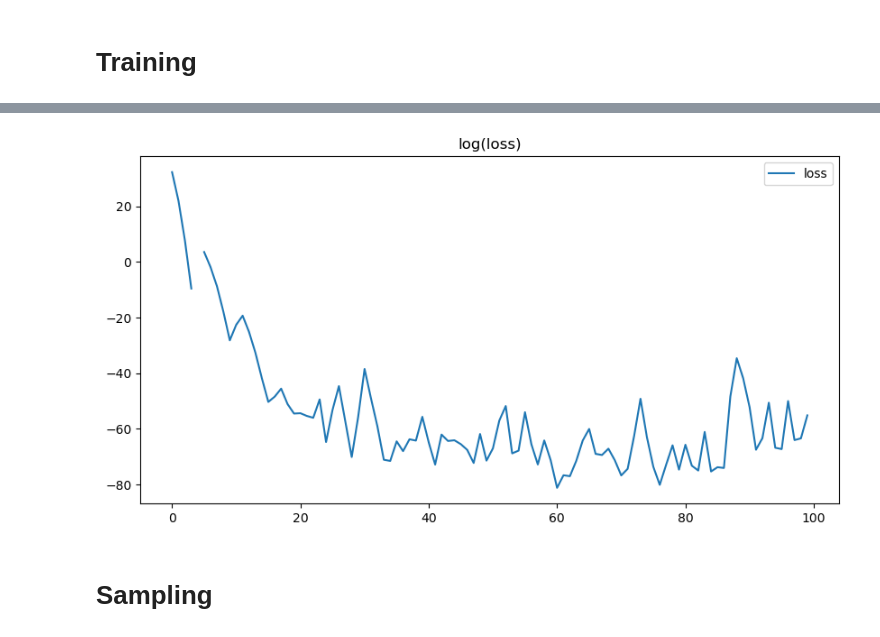
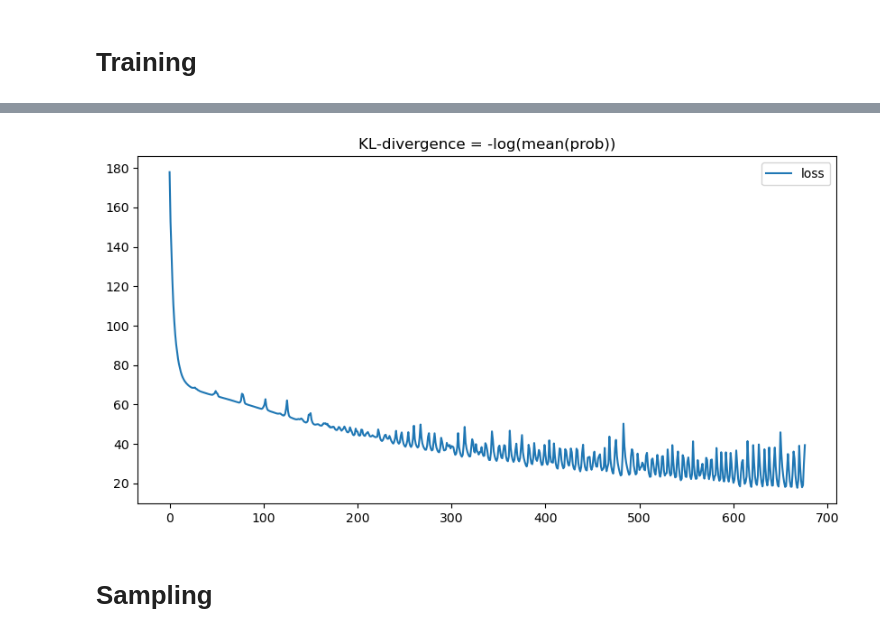
Before and after one commit to alastairyang/calibrated-prior, a Jupyter notebook: testing/normflows_testing.ipynb, the cells around one changed output, grey strips where cells are left out. Cells and saved outputs as stored; diff of their text form; code cells hidden in the pictures.

```diff
--- a/testing/normflows_testing.ipynb
+++ b/testing/normflows_testing.ipynb
@@ -44,10 +49,18 @@ import datetime
 # %%
 # load data: attenuation rate in PCA latent space
 num_epochs = 50
-batch_size = 1
+batch_size = 4
 
-attenu_latent = torch.load('attenu_latent.pt')
+attenu_pca = sklearn.decomposition.PCA(n_components = 32)
+attenu_fromEm_standard = np.load('attenu_fromEm_standard.npz')['attenu_fromEm_standard']
+attenu_latent = attenu_pca.fit_transform(attenu_fromEm_standard[:, 0, :, :].reshape((-1, attenu_fromEm_standard.shape[2] ** 2)))
+attenu_latent = torch.tensor(attenu_latent).float()
 
+import joblib
+joblib.dump(attenu_pca, f'attenu_pca{datetime.datetime.now()}.pkl')
+torch.save(attenu_latent, 'attenu_latent_pca.pt')
+
+# train val test split
 attenu_latent_dataset = TensorDataset(attenu_latent, attenu_latent)
 
 train_size = (int(0.7 * len(attenu_latent)) // batch_size) * batch_size
@@ -112,6 +127,7 @@ window = np.arange(window_size).reshape(-1, 1)
 
 # Train model
 max_epoch = 5000
+early_stopping_threshold = 1e-3
 
 epoch_loss = np.array([])
 epoch_loss_val = np.array([])
@@ -138,8 +154,7 @@ try:
             if ~(torch.isnan(loss) | torch.isinf(loss)):
                 loss.backward()
                 optimizer.step()
-
-            running_loss += loss.item() * train_batch.size(0)
+                running_loss += loss.item() * train_batch.size(0)
 
         for val_batch, _ in attenu_latent_val_dataloader:
             # Compute loss
@@ -149,14 +164,16 @@ try:
             if ~(torch.isnan(val_loss) | torch.isinf(val_loss)):
                 val_loss.backward()
                 optimizer.step()
+                running_loss_val += val_loss.item() * val_batch.size(0)
 
-            running_loss_val += val_loss.item() * val_batch.size(0)
+        #print(running_loss)
 
-        # convert kl-divergence (log scale) back to normal scale
-        epoch_loss = np.append(epoch_loss, np.exp(running_loss / len(attenu_latent_train_dataloader.dataset)))
-        epoch_loss_val = np.append(epoch_loss_val, np.exp(running_loss / len(attenu_latent_train_dataloader.dataset)))
+        epoch_loss = np.append(epoch_loss, running_loss / len(attenu_latent_train_dataloader.dataset))
+        epoch_loss_val = np.append(epoch_loss_val, running_loss / len(attenu_latent_train_dataloader.dataset))
 
         if epoch >= window.shape[0]:
+            #print(epoch_loss[-window_size:])
+            #print(epoch_loss_val[-window_size:])
             reg.fit(window, epoch_loss[-window_size:])
             epoch_loss_slope = reg.coef_
             print(f"Epoch loss slope: {epoch_loss_slope}")
@@ -165,13 +182,13 @@ try:
             epoch_loss_val_slope = reg.coef_
             print(f"Epoch validation loss slope: {epoch_loss_val_slope}")
 
-            if (np.abs(epoch_loss_slope) < 1e-6) or (np.abs(epoch_loss_val_slope) < 1e-6):
+            if (np.abs(epoch_loss_slope) < early_stopping_threshold) or (np.abs(epoch_loss_val_slope) < early_stopping_threshold):
                 print("Early stopping")
                 break
 
         end.record()
 
-        print(f"Epoch [{epoch + 1}/{max_epoch}], loss: {np.log(epoch_loss[epoch]):.4f}, validation loss: {np.log(epoch_loss_val[epoch]):.4f}, time elapsed = {start.elapsed_time(end)/1000:.2f} s")
+        print(f"Epoch [{epoch + 1}/{max_epoch}], loss: {epoch_loss[epoch]:.4f}, validation loss: {epoch_loss_val[epoch]:.4f}, time elapsed = {start.elapsed_time(end)/1000:.2f} s")
 
     torch.save(model.state_dict(), f'realNVP_{datetime.datetime.now()}.pth')
     np.savez(f'realNVP_{datetime.datetime.now()}_loss.npz',epoch_loss = epoch_loss, epoch_loss_val = epoch_loss_val)
@@ -200,14 +217,14 @@ Epoch [36/5000], loss: -50.0301, validation loss: -50.0301, time elapsed = 1.10
 # %%
 # Plot loss
 #epoch_loss = np.load('../testing/realNVP_2026-06-22 15:29:54.090759_loss.npz')['epoch_loss']
 #epoch_loss_val = np.load('../testing/realNVP_2026-06-22 15:29:54.090759_loss.npz')['epoch_loss_val']
 
 plt.figure(figsize=(10, 5))
-plt.plot(np.log(epoch_loss_val[0:-1]), label='loss')
-plt.title('log(loss)')
+plt.plot(epoch_loss_val[0:-1], label='loss')
+plt.title('KL-divergence = -log(mean(prob))')
 plt.legend()
 plt.show()
 # %% [output]
-[figure, old version]
+[figure, new version]
 # %% [markdown]
 # Sampling
```
Also changed, not shown: parts of 10 cells of this notebook, 11 other files.
